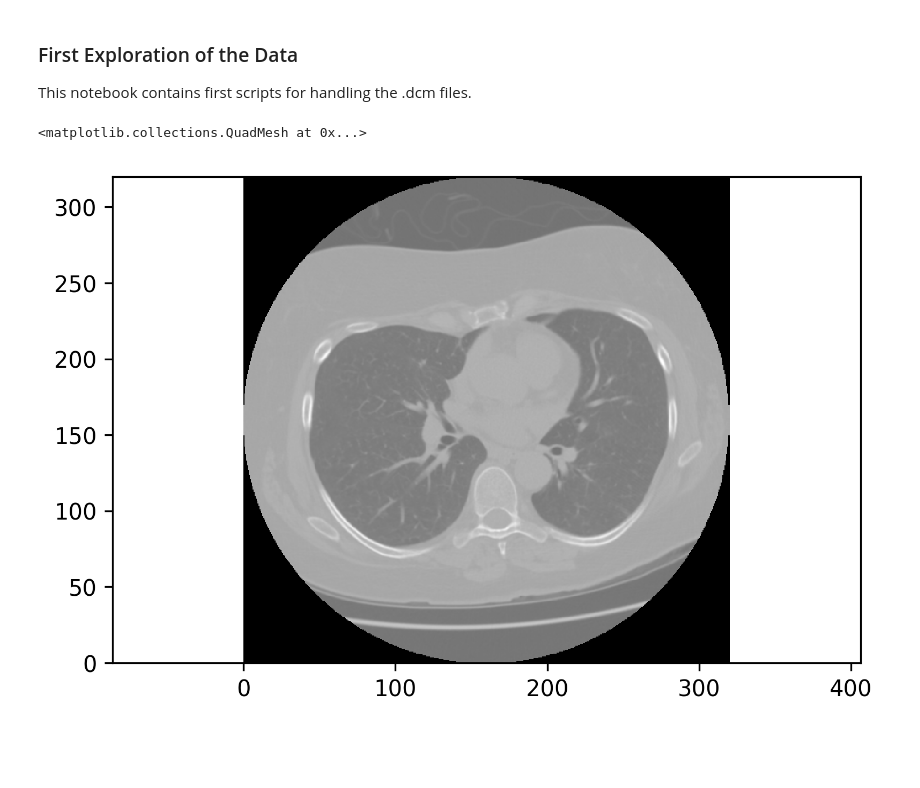
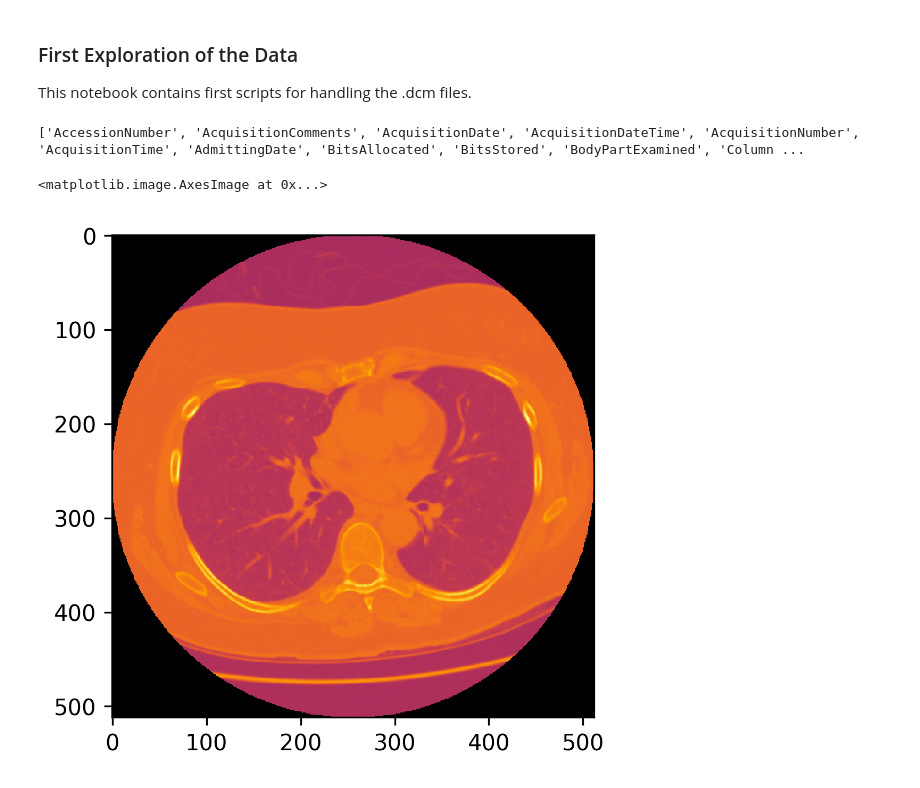
Before and after one commit to AndreaSuckro/acts, a Jupyter notebook: src/exploration/ReadData.ipynb, the cells around one changed output. Drawn from its saved outputs; the diff is of its cells as text; code cells hidden in the pictures; blank space fills up the shorter version.

```diff
--- a/src/exploration/ReadData.ipynb
+++ b/src/exploration/ReadData.ipynb
@@ -17,6 +17,7 @@ for dirName, subdirList, fileList in os.walk(path_dicom):
 # %%
 # Get ref file
 ref_scan = dicom.read_file(all_scans[0]) # number is not important here, could take anyone
+print(dir(ref_scan))
 
 # Load dimensions based on the number of rows, columns, and slices (along the Z axis)
 pixel_dims = (int(ref_scan.Rows), int(ref_scan.Columns), len(all_scans))
@@ -37,11 +38,13 @@ for filenameDCM in all_scans:
     ds = dicom.read_file(filenameDCM)
     # store the raw image data
     array_imgs[:, :, all_scans.index(filenameDCM)] = ds.pixel_array
+# %% [output]
+['AccessionNumber', 'AcquisitionComments', 'AcquisitionDate', 'AcquisitionDateTime', 'AcquisitionNumber', 'AcquisitionTime', 'AdmittingDate', 'BitsAllocated', 'BitsStored', 'BodyPartExamined', 'Column ...
-# %%
-pyplot.figure(dpi=300)
-pyplot.axes().set_aspect('equal', 'datalim')
-pyplot.set_cmap(pyplot.gray())
-pyplot.pcolormesh(x, y, numpy.flipud(array_imgs[:, :, 110]))
-# %% [output]
-<matplotlib.collections.QuadMesh at 0x...>
-[figure, removed]
+# %%
+plt.figure(dpi=300)
+plt.axes().set_aspect('auto', 'box')
+plt.set_cmap(plt.inferno())
+plt.imshow(array_imgs[:, :, 110])
+# %% [output]
+<matplotlib.image.AxesImage at 0x...>
+[figure, added]
```
Also changed, not shown: parts of 1 cell of this notebook, 9 other files.
